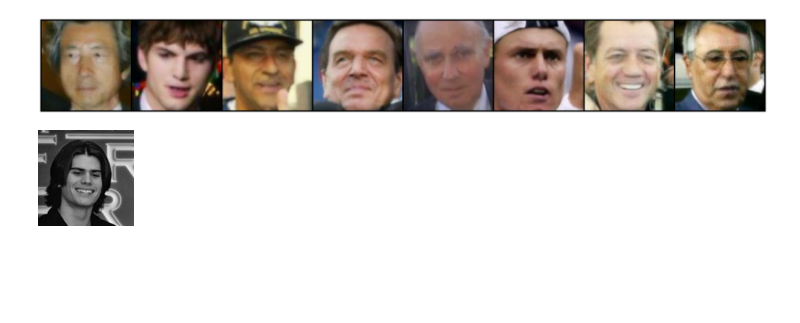
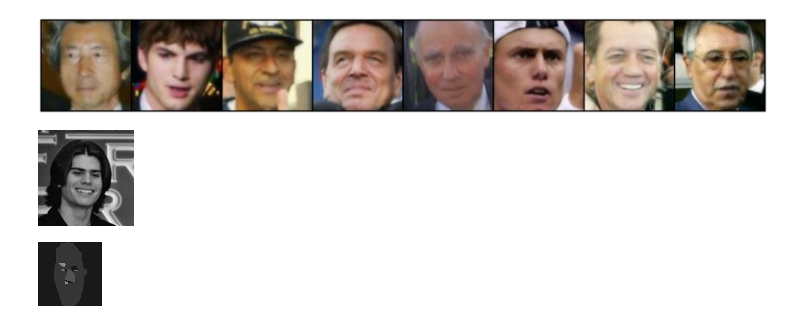
Before and after one commit to Eva427/CICR-Impainting, a Jupyter notebook: test.ipynb, the cells around one changed output. Drawn from its saved outputs; the diff is of its cells as text; code cells hidden in the pictures; blank space fills up the shorter version.

```diff
--- a/test.ipynb
+++ b/test.ipynb
@@ -422,3 +422,101 @@ with open('yanis.txt', 'w') as f:
     f.write(res)
 # %% [output]
 [figure]
+# %%
+import impaintingLib as imp
+from PIL import Image, ImageOps
+import torch
+from torchvision import transforms
+import numpy as np
+from torchvision.datasets.folder import ImageFolder
+from torchvision import transforms
+from torch.utils.data import DataLoader
+import torch
+from torchvision.utils import make_grid
+import matplotlib.pyplot as plt
+import numpy as np
+from tqdm.notebook import tqdm
+from statistics import mean
+import impaintingLib as imp
+
+device = torch.device('cuda' if torch.cuda.is_available() else 'cpu')
+
+def plot_img(x):
+    img_grid = make_grid(x[:16])
+    plt.figure(figsize=(20,15))
+    plt.imshow(img_grid.cpu().permute(1, 2, 0))
+    plt.axis('off')
+    plt.show()
+
+import impaintingLib as imp
+classif = imp.loss.getTrainedModel()
+
+def simplifyChannels(x):
+    x = np.where(x == 3, 0, x)
+    x = np.where(x == 4, 3, x)
+    x = np.where(x == 5, 3, x)
+    x = np.where(x == 6, 4, x)
+    x = np.where(x == 7, 4, x)
+    x = np.where(x == 8, 5, x)
+    x = np.where(x == 9, 5, x)
+    x = np.where(x == 10 , 6, x)
+    x = np.where(x == 11, 7, x)
+    x = np.where(x == 12, 7, x)
+    x = np.where(x > 12, 0, x)
+    return (x / 9) + 0.1
+
+def npToTensor(x):
+    c,w,h = x.shape
+    x = torch.from_numpy(x).to(device)
+    return x.float()
+
+def get_segmentation(x, segmenter=classif, scale_factor=4, simplify=True):
+    n,c,w,h = x.shape
+    with torch.no_grad():
+        if scale_factor > 0 :
+            x = torch.nn.functional.interpolate(x, scale_factor=scale_factor)
+        x = transforms.Normalize((0.5, 0.5, 0.5), (0.5, 0.5, 0.5))(x)
+        y = classif(x)
+        if scale_factor > 0 :
+            y = torch.nn.functional.avg_pool2d(y, scale_factor)
+    if simplify:
+        y = imp.loss.generate_label_plain(y,w)
+        y = simplifyChannels(y)
+        y = npToTensor(y)
+        return y
+    else:
+        return y
+
+path = "./data/real/cadavres/Cadavere13.png"
+
+with Image.open(path) as image:
+    image = transforms.ToTensor()(image)
+    c,w,h = image.shape
+    resize = (120, 120)
+    crop   = (64, 64)
+    image = transforms.Resize(resize)(image)
+    x = transforms.CenterCrop(crop)(image)
+    x = x.view(1,c,64,64)
+    x = x.to(device)
+    segmented = get_segmentation(x, simplify=True, scale_factor=4)
+    #plot_img(segmented)
+    classifiedImage = transforms.ToPILImage()(segmented)
+    classifiedImage.show()
+
+with Image.open(path) as image:
+    resize = (120, 120)
+    crop   = (64, 64)
+    process = transforms.Compose([
+         transforms.Resize(resize),
+         transforms.CenterCrop(crop),
+         transforms.ToTensor()
+    ])
+    x = process(image)
+    x = x.view(1,3,64,64)
+    x = x.to(device)
+    segmented = get_segmentation(x, simplify=True, scale_factor=4)
+    #plot_img(segmented)
+    classifiedImage = transforms.ToPILImage()(segmented)
+    classifiedImage.show()
+# %% [output]
+[figure, added]
```
Also changed, not shown: parts of 1 cell of this notebook, 3 other files.
